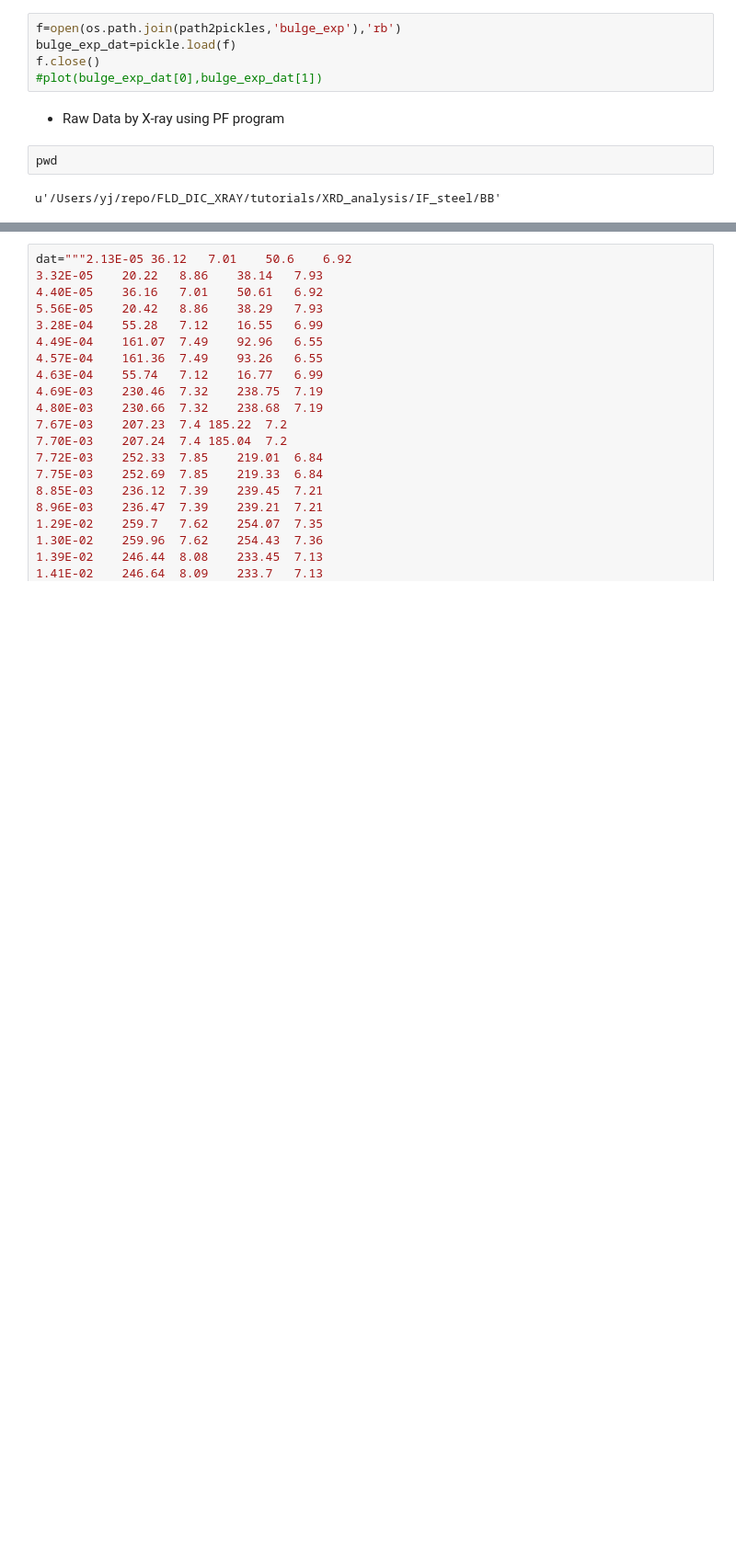
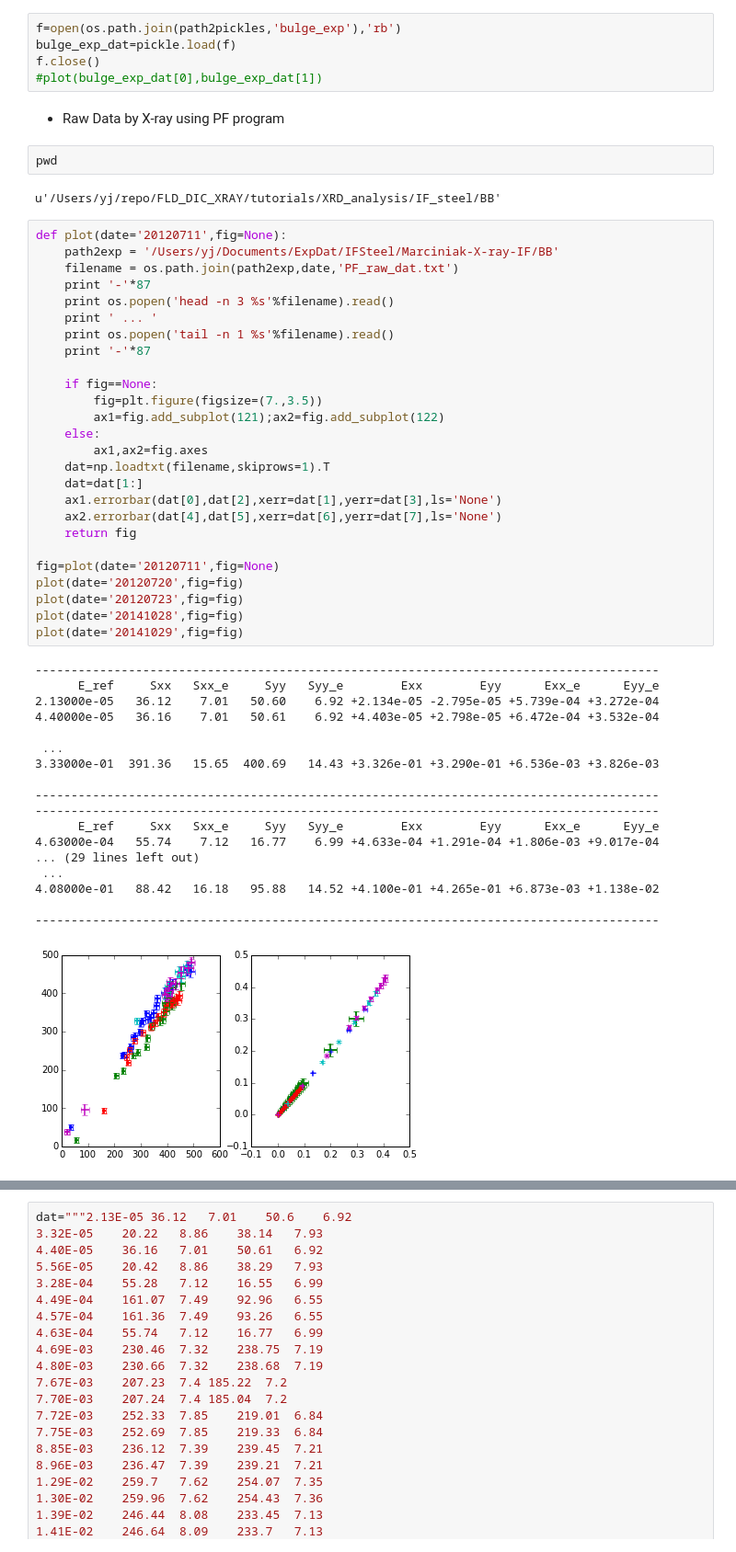
Before and after one commit to youngung/forming_limit_dic, a Jupyter notebook: tutorials/XRD_analysis/IF_steel/BB/IF_Steel_StressAnalysis_using_PF.ipynb, the cells around one changed output, grey strips where cells are left out. Shown at 92% size. Saved outputs shown, nothing was run; the diff lists cells and outputs as text; blank space fills up the shorter version.

```diff
--- a/tutorials/XRD_analysis/IF_steel/BB/IF_Steel_StressAnalysis_using_PF.ipynb
+++ b/tutorials/XRD_analysis/IF_steel/BB/IF_Steel_StressAnalysis_using_PF.ipynb
@@ -32,3 +32,48 @@ f.close()
 pwd
 # %% [output]
 u'/Users/yj/repo/FLD_DIC_XRAY/tutorials/XRD_analysis/IF_steel/BB'
+# %%
+def plot(date='20120711',fig=None):
+    path2exp = '/Users/yj/Documents/ExpDat/IFSteel/Marciniak-X-ray-IF/BB'
+    filename = os.path.join(path2exp,date,'PF_raw_dat.txt')
+    print '-'*87
+    print os.popen('head -n 3 %s'%filename).read()
+    print ' ... '
+    print os.popen('tail -n 1 %s'%filename).read()
+    print '-'*87
+
+    if fig==None:
+        fig=plt.figure(figsize=(7.,3.5))
+        ax1=fig.add_subplot(121);ax2=fig.add_subplot(122)
+    else:
+        ax1,ax2=fig.axes
+    dat=np.loadtxt(filename,skiprows=1).T
+    dat=dat[1:]
+    ax1.errorbar(dat[0],dat[2],xerr=dat[1],yerr=dat[3],ls='None')
+    ax2.errorbar(dat[4],dat[5],xerr=dat[6],yerr=dat[7],ls='None')
+    return fig
+
+fig=plot(date='20120711',fig=None)
+plot(date='20120720',fig=fig)
+plot(date='20120723',fig=fig)
+plot(date='20141028',fig=fig)
+plot(date='20141029',fig=fig)
+# %% [output]
+---------------------------------------------------------------------------------------
+      E_ref     Sxx   Sxx_e     Syy   Syy_e        Exx        Eyy      Exx_e      Eyy_e
+2.13000e-05   36.12    7.01   50.60    6.92 +2.134e-05 -2.795e-05 +5.739e-04 +3.272e-04
+4.40000e-05   36.16    7.01   50.61    6.92 +4.403e-05 +2.798e-05 +6.472e-04 +3.532e-04
+
+ ...
+3.33000e-01  391.36   15.65  400.69   14.43 +3.326e-01 +3.290e-01 +6.536e-03 +3.826e-03
+
+---------------------------------------------------------------------------------------
+---------------------------------------------------------------------------------------
+      E_ref     Sxx   Sxx_e     Syy   Syy_e        Exx        Eyy      Exx_e      Eyy_e
+4.63000e-04   55.74    7.12   16.77    6.99 +4.633e-04 +1.291e-04 +1.806e-03 +9.017e-04
+... (29 lines left out)
+ ...
+4.08000e-01   88.42   16.18   95.88   14.52 +4.100e-01 +4.265e-01 +6.873e-03 +1.138e-02
+
+---------------------------------------------------------------------------------------
+[figure, added]
```
Also changed, not shown: parts of 2 cells of this notebook, 3 other files.
